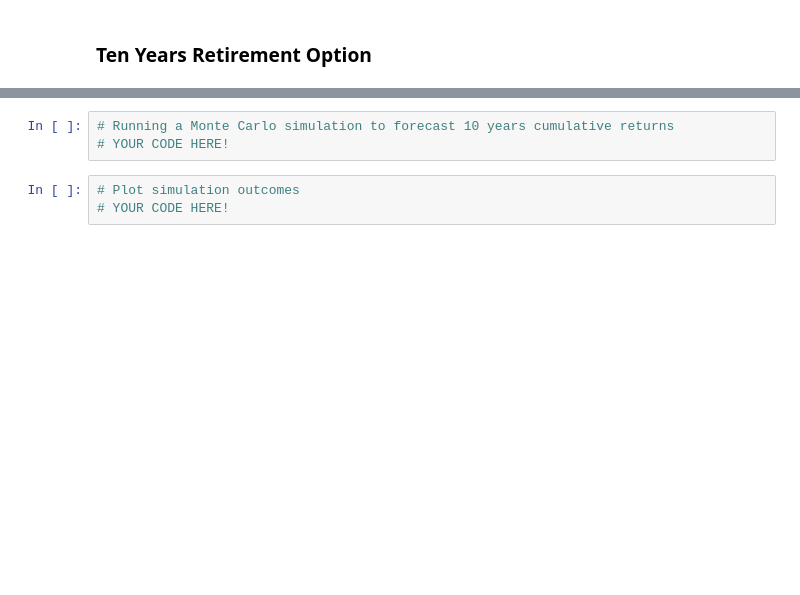
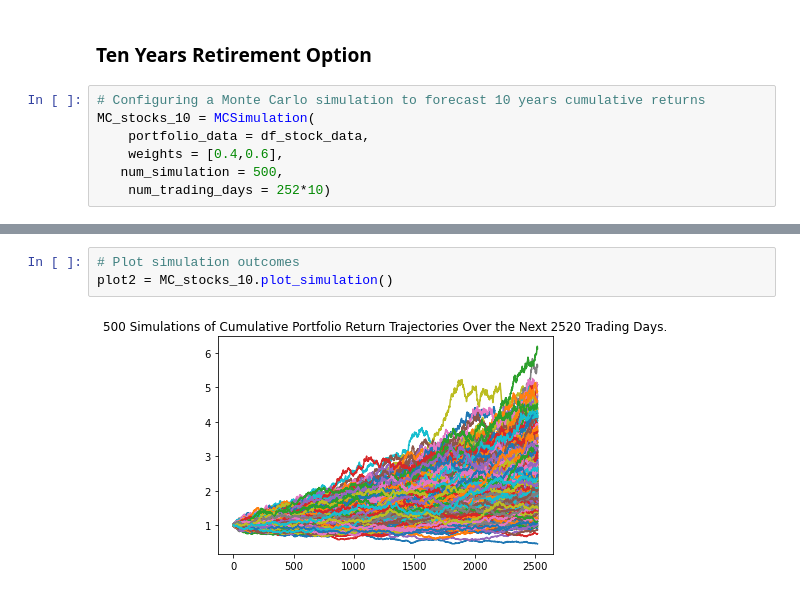
Before and after one commit to farahtawad/api-homework, a Jupyter notebook: financial-planner-solution.ipynb, the cells around one changed output, grey strips where cells are left out. Cells and saved outputs as stored; diff of their text form; blank space fills up the shorter version.

```diff
--- a/financial-planner-solution.ipynb
+++ b/financial-planner-solution.ipynb
@@ -314,3 +371,10 @@ print(f"There is a 95% chance that an initial investment of ${initial_investment
 # %% [markdown]
 ### Ten Years Retirement Option
+# %%
+# Configuring a Monte Carlo simulation to forecast 10 years cumulative returns
+MC_stocks_10 = MCSimulation(
+    portfolio_data = df_stock_data,
+    weights = [0.4,0.6],
+   num_simulation = 500,
+    num_trading_days = 252*10)
 # %%
@@ -319,8 +414,7 @@ print(f"There is a 95% chance that an initial investment of ${initial_investment
-# %%
-# Running a Monte Carlo simulation to forecast 10 years cumulative returns
-# YOUR CODE HERE!
 # %%
 # Plot simulation outcomes
-# YOUR CODE HERE!
+plot2 = MC_stocks_10.plot_simulation()
+# %% [output]
+[figure, added]
 # %%
 # Plot probability distribution and confidence intervals
```
Also changed, not shown: parts of 21 cells of this notebook.
